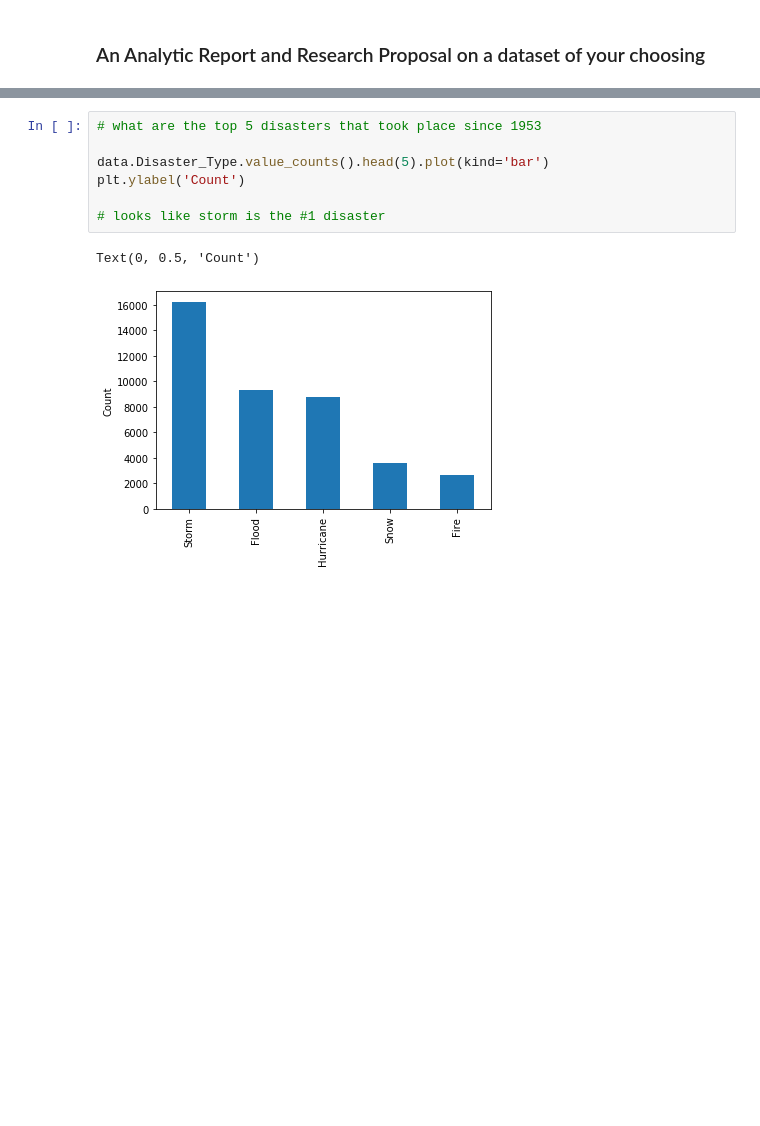
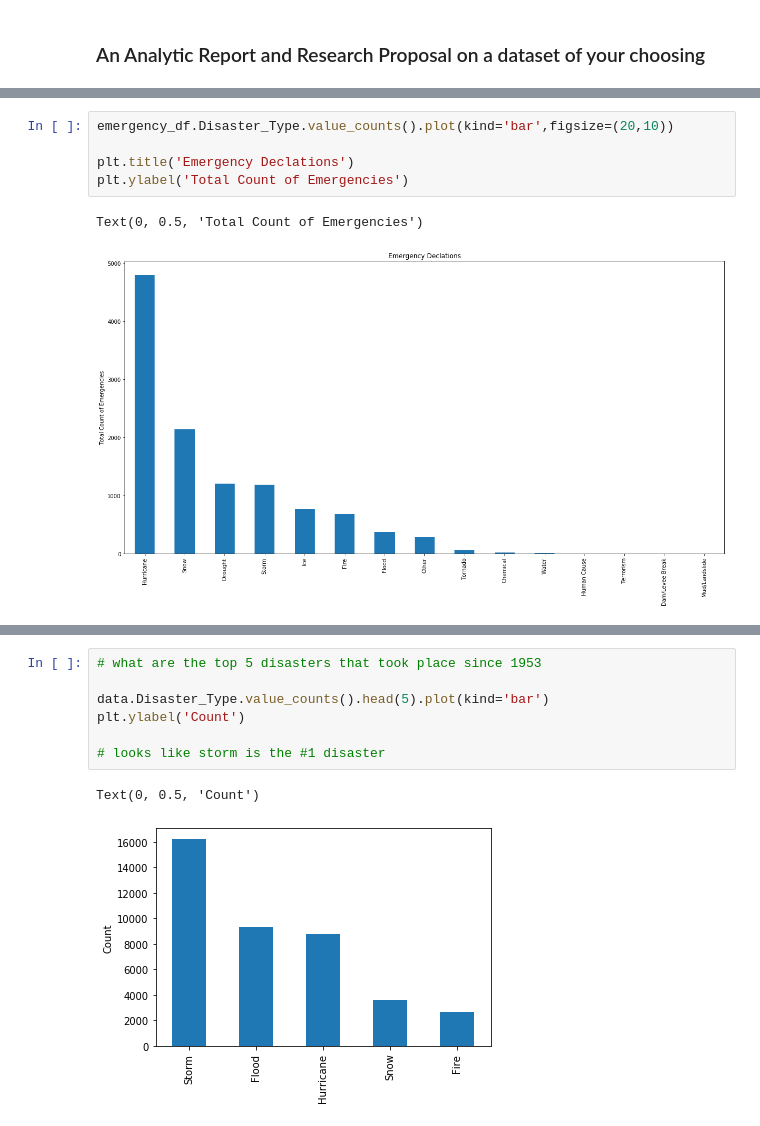
Before and after one commit to tparveen/TF-DataScience, a Jupyter notebook: 6-Basic-stats-probability/Assignments/11-Capstone1-Analytic-Report.ipynb, the cells around one changed output, grey strips where cells are left out. Drawn from its saved outputs; the diff is of its cells as text; blank space fills up the shorter version.

```diff
--- a/6-Basic-stats-probability/Assignments/11-Capstone1-Analytic-Report.ipynb
+++ b/6-Basic-stats-probability/Assignments/11-Capstone1-Analytic-Report.ipynb
@@ -110,0 +111,8 @@ Text(0, 0.5, 'Total Count of Declarations')
+# %%
+emergency_df.Disaster_Type.value_counts().plot(kind='bar',figsize=(20,10))
+
+plt.title('Emergency Declations')
+plt.ylabel('Total Count of Emergencies')
+# %% [output]
+Text(0, 0.5, 'Total Count of Emergencies')
+[figure, added]
```
Also changed, not shown: parts of 73 cells of this notebook, 2 other files.
